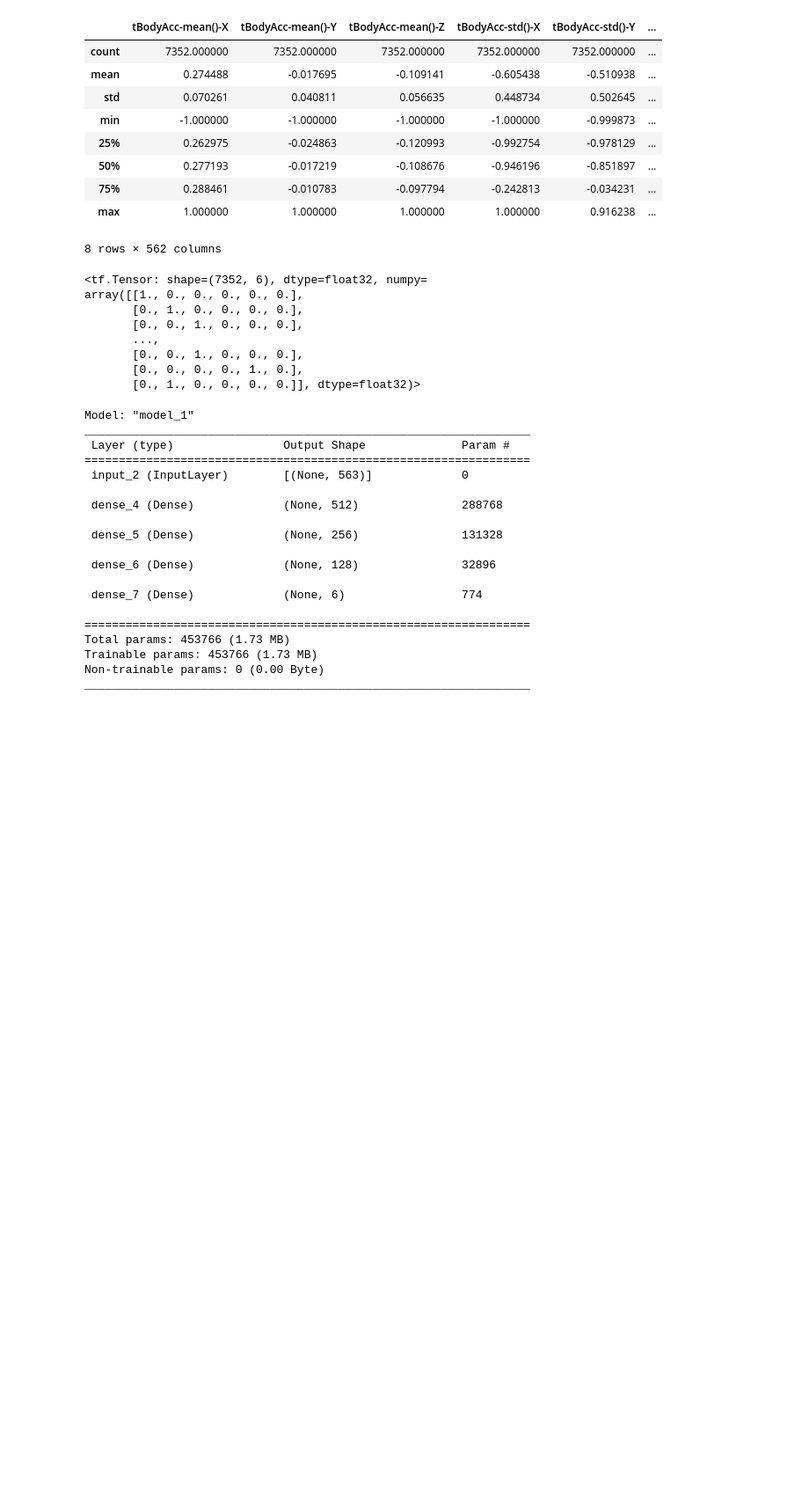
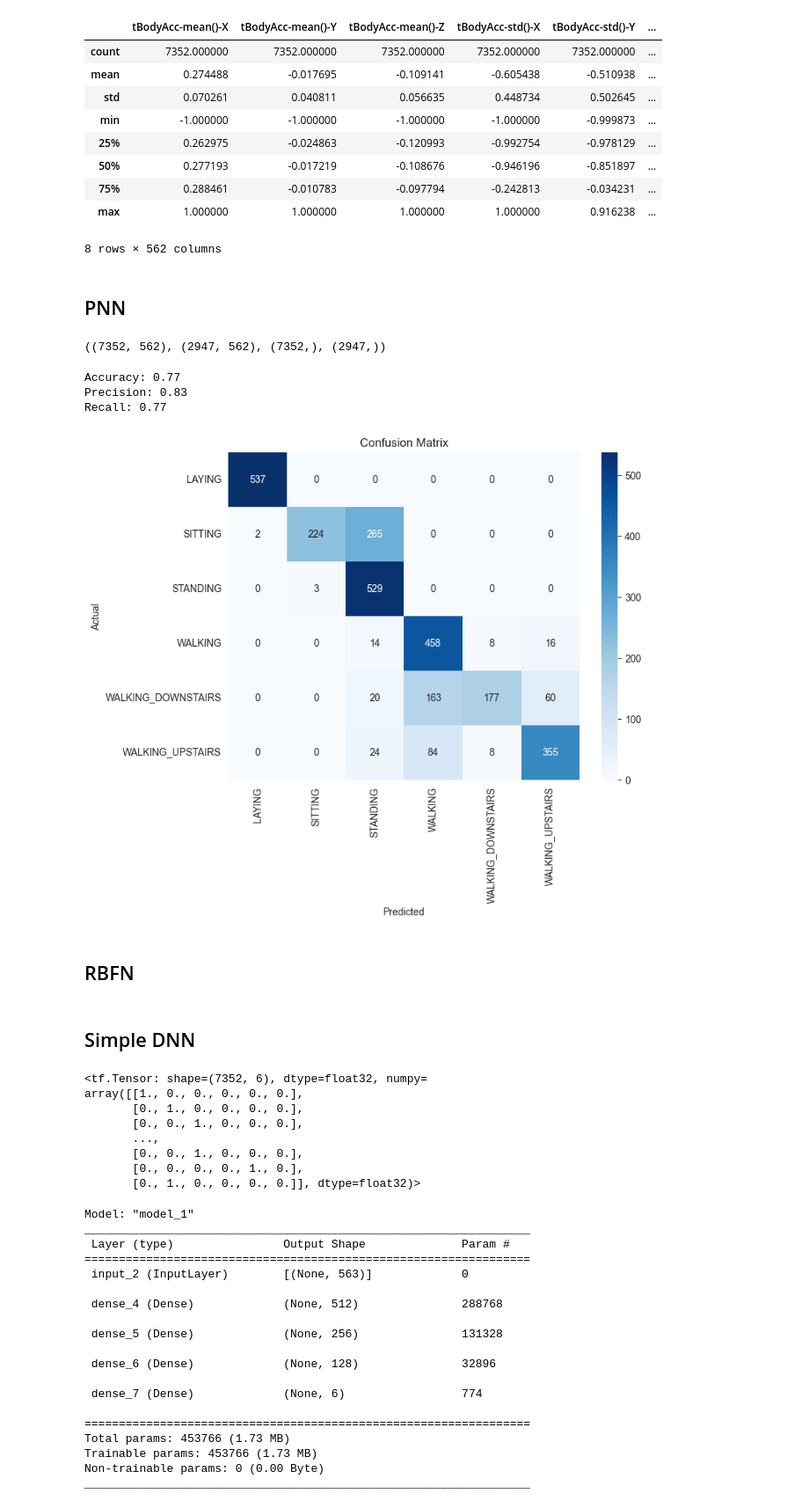
Before and after one commit to gleblevchyshyn/NURE_OILabs, a Jupyter notebook: Lab1/lab1_code.ipynb, the cells around one changed output. Shown: that part at 88% size. Cells and saved outputs as stored; diff of their text form; code cells hidden in the pictures; blank space fills up the shorter version.

```diff
--- a/Lab1/lab1_code.ipynb
+++ b/Lab1/lab1_code.ipynb
@@ -58,7 +62,7 @@ X['agea'].head(5)
 4    20
 Name: agea, dtype: int64
 # %%
-scale = sklearn.preprocessing.MinMaxScaler()
+scale = MinMaxScaler()
 
 X['agea'] = scale.fit_transform(np.reshape(X['agea'].values, (-1, 1)))
 # %%
@@ -174,3 +180,20 @@ train_df.describe()
 # %%
 train_df = train_df.sample(frac=1)
 test_df = test_df.sample(frac=1)
+# %% [markdown]
+## PNN
+# %%
+le = LabelEncoder()
+
+train_df['Encoded_Activity'] = le.fit_transform(train_df['Activity'])
+test_df['Encoded_Activity'] = le.transform(test_df['Activity'])
+# %%
+train_X = train_df.drop(['Encoded_Activity', 'Activity'], axis=1).values
+train_y = train_df['Encoded_Activity'].values
+
+test_X = test_df.drop(['Encoded_Activity', 'Activity'], axis=1).values
+test_y = test_df['Encoded_Activity'].values
+
+train_X.shape, test_X.shape, train_y.shape, test_y.shape
+# %% [output]
+((7352, 562), (2947, 562), (7352,), (2947,))
@@ -176,0 +264,22 @@ test_df = test_df.sample(frac=1)
+# %%
+model = ProbabilisticNN()
+model.fit(train_X, train_y)
+
+accuracy, precision, recall, conf_matrix = model.evaluate(test_X, test_y)
+print(f"Accuracy: {accuracy:.2f}\nPrecision: {precision:.2f}\nRecall: {recall:.2f}")
+# %% [output]
+Accuracy: 0.77
+Precision: 0.83
+Recall: 0.77
+# %%
+# Plot confusion matrix
+plt.figure(figsize=(8, 6))
+sns.heatmap(conf_matrix, annot=True, fmt='d', cmap='Blues', xticklabels=le.classes_, yticklabels=le.classes_)
+plt.xlabel('Predicted')
+plt.ylabel('Actual')
+plt.title('Confusion Matrix')
+plt.show()
+# %% [output]
+[figure, added]
+# %% [markdown]
+## RBFN
@@ -177,3 +288,5 @@ test_df = test_df.sample(frac=1)
+# %% [markdown]
+## Simple DNN
 # %%
 scaler = MinMaxScaler()
 
```
Also changed, not shown: parts of 9 cells of this notebook.
